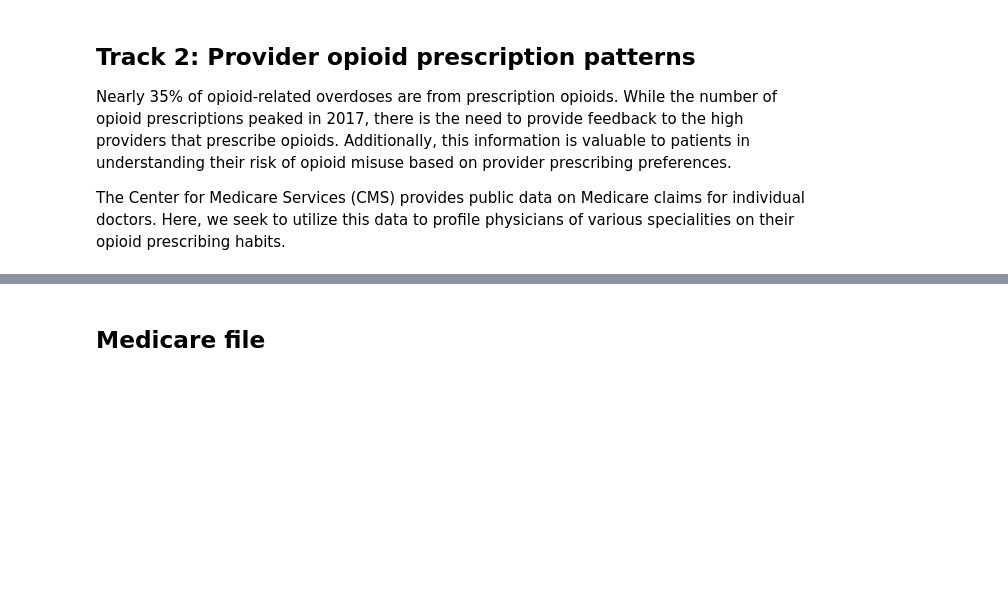
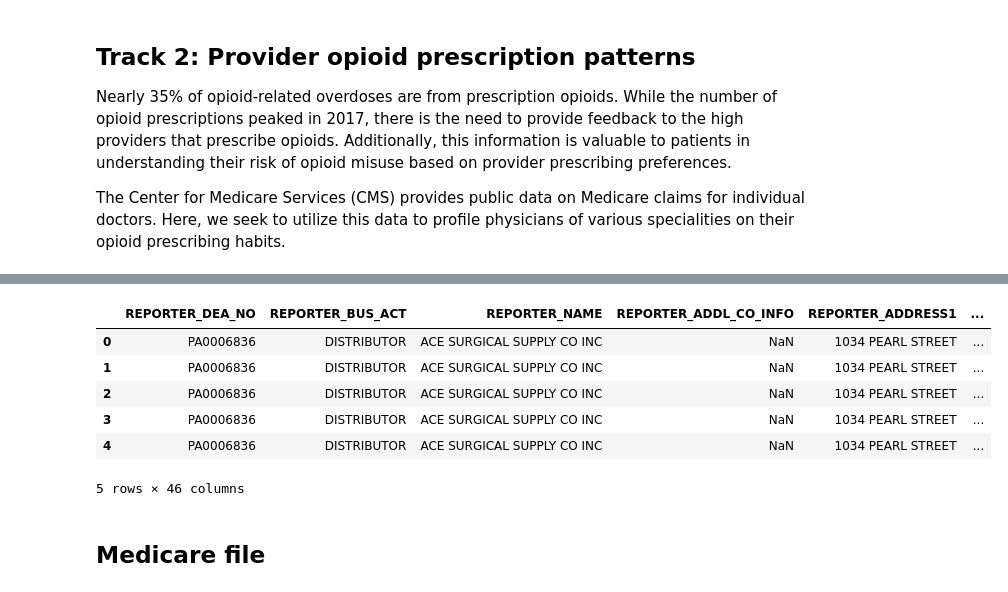
Before and after one commit to jessicambs/hacknights, a Jupyter notebook: opioid-analytics/01_opioid-distribution-prescription-patterns.ipynb, the cells around one changed output, grey strips where cells are left out. Cells and saved outputs as stored; diff of their text form; code cells hidden in the pictures; blank space fills up the shorter version.

```diff
--- a/opioid-analytics/01_opioid-distribution-prescription-patterns.ipynb
+++ b/opioid-analytics/01_opioid-distribution-prescription-patterns.ipynb
@@ -128,0 +153,27 @@ zip_tract
+# %%
+# Add tract infomation into ARCOS data
+# BUYER_ZIP_5, BUYER_TRACT, REPORTER_ZIP_5, REPORTER_TRACT,
+
+chunk = pd.read_csv('data/wp_arcos_all_washpost_sample.tsv')
+zip_tract = pd.read_csv('data/ZIP_TRACT_122010.csv')
+
+chunk['BUYER_ZIP_5'] = chunk['BUYER_ZIP'].astype(str).str.zfill(5)
+chunk['REPORTER_ZIP_5'] = chunk['REPORTER_ZIP'].astype(str).str.zfill(5)
+zip_tract['zip_5'] = zip_tract['ZIP'].astype(str).str.zfill(5)
+
+chunk = pd.merge(chunk, zip_tract[['zip_5', 'TRACT']], left_on='BUYER_ZIP_5', right_on='zip_5', how='left',) \
+    .rename(columns={'TRACT': 'BUYER_TRACT'}) \
+    .drop('zip_5', axis=1)
+chunk = pd.merge(chunk, zip_tract[['zip_5', 'TRACT']], left_on='REPORTER_ZIP_5', right_on='zip_5', how='left',) \
+    .rename(columns={'TRACT': 'REPORTER_TRACT'}) \
+    .drop('zip_5', axis=1)
+# %%
+chunk.head()
+# %% [output]
+|  | REPORTER_DEA_NO | REPORTER_BUS_ACT | REPORTER_NAME | REPORTER_ADDL_CO_INFO | REPORTER_ADDRESS1 | ... |
+| 0 | PA0006836 | DISTRIBUTOR | ACE SURGICAL SUPPLY CO INC | NaN | 1034 PEARL STREET | ... |
+| 1 | PA0006836 | DISTRIBUTOR | ACE SURGICAL SUPPLY CO INC | NaN | 1034 PEARL STREET | ... |
+| 2 | PA0006836 | DISTRIBUTOR | ACE SURGICAL SUPPLY CO INC | NaN | 1034 PEARL STREET | ... |
+| 3 | PA0006836 | DISTRIBUTOR | ACE SURGICAL SUPPLY CO INC | NaN | 1034 PEARL STREET | ... |
+| 4 | PA0006836 | DISTRIBUTOR | ACE SURGICAL SUPPLY CO INC | NaN | 1034 PEARL STREET | ... |
+5 rows × 46 columns
```
Also changed, not shown: parts of 15 cells of this notebook.
